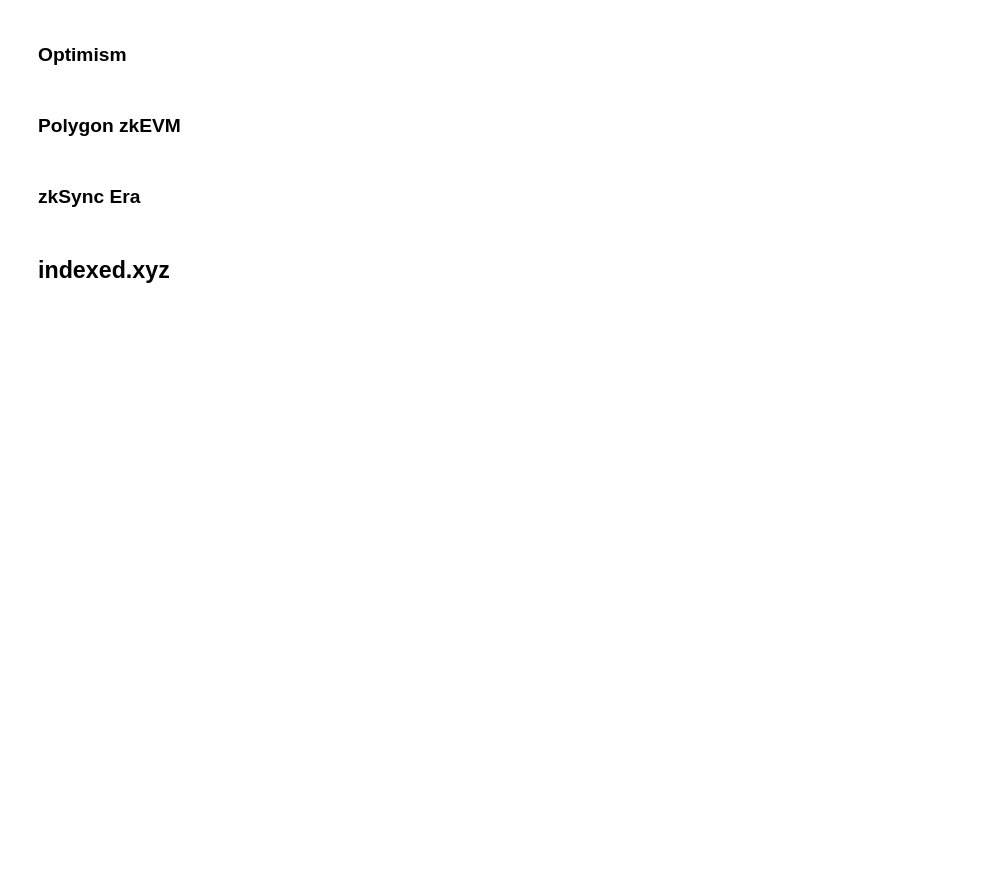
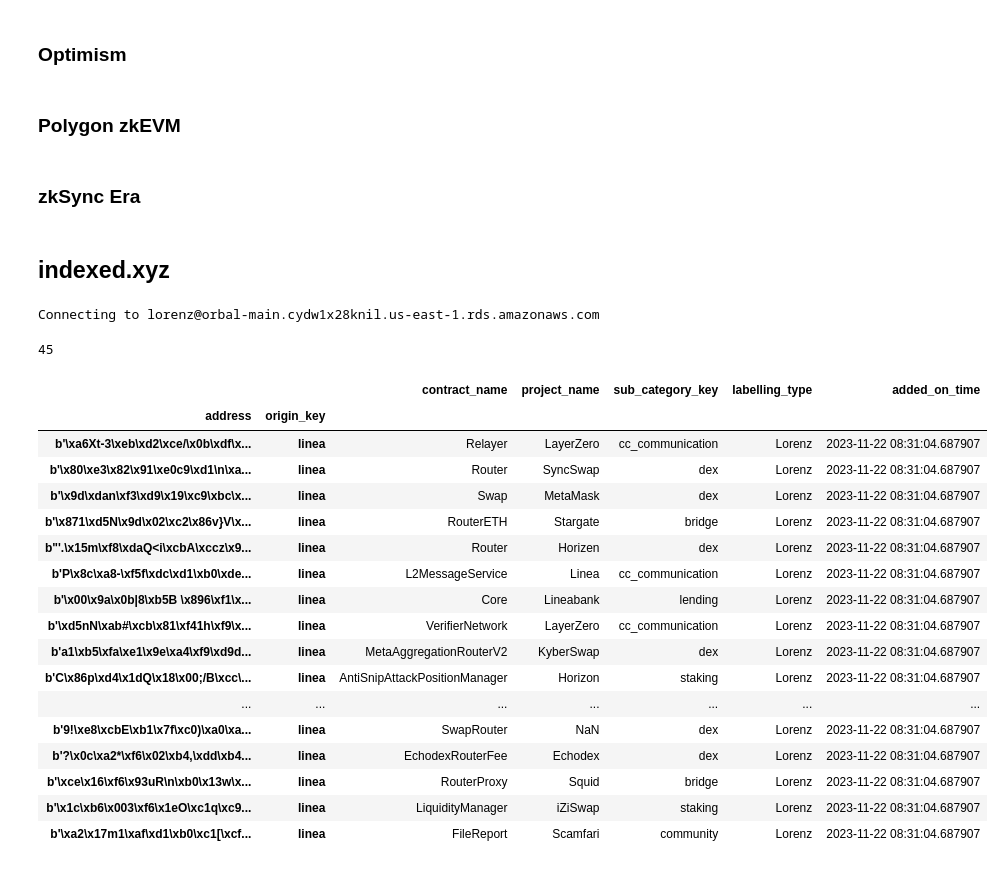
Before and after one commit to growthepie/gtp, a Jupyter notebook: backend/nb_data_load.ipynb, the cells around one changed output. Saved outputs shown, nothing was run; the diff lists cells and outputs as text; code cells hidden in the pictures; blank space fills up the shorter version.

```diff
--- a/backend/nb_data_load.ipynb
+++ b/backend/nb_data_load.ipynb
@@ -958,3 +958,53 @@ load_params = {
     'threads': 1,
 }
 adapter.extract_raw(load_params)
+# %%
+from src.db_connector import DbConnector
+db_connector = DbConnector()
+
+def hex_to_bytea(hex_string):
+    # Remove '0x' prefix if present
+    if hex_string.startswith('0x'):
+        hex_string = hex_string[2:]
+    # Convert to bytes
+    return bytes.fromhex(hex_string)
+# %% [output]
+Connecting to lorenz@orbal-main.cydw1x28knil.us-east-1.rds.amazonaws.com
+# %%
+import pandas as pd
+import datetime
+csv_file_path = 'linea.csv'
+#address,origin_key,contract_name,project_name,sub_category_key,labelling_type
+df = pd.read_csv(csv_file_path)
+df['added_on_time'] = datetime.datetime.now()
+df['address'] = df['address'].apply(hex_to_bytea)
+df.set_index(['address', 'origin_key'], inplace=True)
+# %%
+# Specify the table name
+table_name = 'blockspace_labels'
+
+# Upload the CSV file to the table
+db_connector.upsert_table(table_name, df)
+# %% [output]
+45
+# %%
+df
+# %% [output]
+|  |  | contract_name | project_name | sub_category_key | labelling_type | added_on_time |
+| address | origin_key |  |  |  |  |  |
+| b'\xa6Xt-3\xeb\xd2\xce/\x0b\xdf\x... | linea | Relayer | LayerZero | cc_communication | Lorenz | 2023-11-22 08:31:04.687907 |
+| b'\x80\xe3\x82\x91\xe0c9\xd1\n\xa... | linea | Router | SyncSwap | dex | Lorenz | 2023-11-22 08:31:04.687907 |
+| b'\x9d\xdan\xf3\xd9\x19\xc9\xbc\x... | linea | Swap | MetaMask | dex | Lorenz | 2023-11-22 08:31:04.687907 |
+| b'\x871\xd5N\x9d\x02\xc2\x86v}V\x... | linea | RouterETH | Stargate | bridge | Lorenz | 2023-11-22 08:31:04.687907 |
+| b"'.\x15m\xf8\xdaQ<i\xcbA\xccz\x9... | linea | Router | Horizen | dex | Lorenz | 2023-11-22 08:31:04.687907 |
+| b'P\x8c\xa8-\xf5f\xdc\xd1\xb0\xde... | linea | L2MessageService | Linea | cc_communication | Lorenz | 2023-11-22 08:31:04.687907 |
+| b'\x00\x9a\x0b|8\xb5B \x896\xf1\x... | linea | Core | Lineabank | lending | Lorenz | 2023-11-22 08:31:04.687907 |
+| b'\xd5nN\xab#\xcb\x81\xf41h\xf9\x... | linea | VerifierNetwork | LayerZero | cc_communication | Lorenz | 2023-11-22 08:31:04.687907 |
+| b'a1\xb5\xfa\xe1\x9e\xa4\xf9\xd9d... | linea | MetaAggregationRouterV2 | KyberSwap | dex | Lorenz | 2023-11-22 08:31:04.687907 |
+| b'C\x86p\xd4\x1dQ\x18\x00;/B\xcc\... | linea | AntiSnipAttackPositionManager | Horizon | staking | Lorenz | 2023-11-22 08:31:04.687907 |
+| ... | ... | ... | ... | ... | ... | ... |
+| b'9!\xe8\xcbE\xb1\x7f\xc0)\xa0\xa... | linea | SwapRouter | NaN | dex | Lorenz | 2023-11-22 08:31:04.687907 |
+| b'?\x0c\xa2*\xf6\x02\xb4,\xdd\xb4... | linea | EchodexRouterFee | Echodex | dex | Lorenz | 2023-11-22 08:31:04.687907 |
+| b'\xce\x16\xf6\x93uR\n\xb0\x13w\x... | linea | RouterProxy | Squid | bridge | Lorenz | 2023-11-22 08:31:04.687907 |
+| b'\x1c\xb6\x003\xf6\x1eO\xc1q\xc9... | linea | LiquidityManager | iZiSwap | staking | Lorenz | 2023-11-22 08:31:04.687907 |
+| b'\xa2\x17m1\xaf\xd1\xb0\xc1[\xcf... | linea | FileReport | Scamfari | community | Lorenz | 2023-11-22 08:31:04.687907 |
```
Also changed, not shown: 1 other file.
